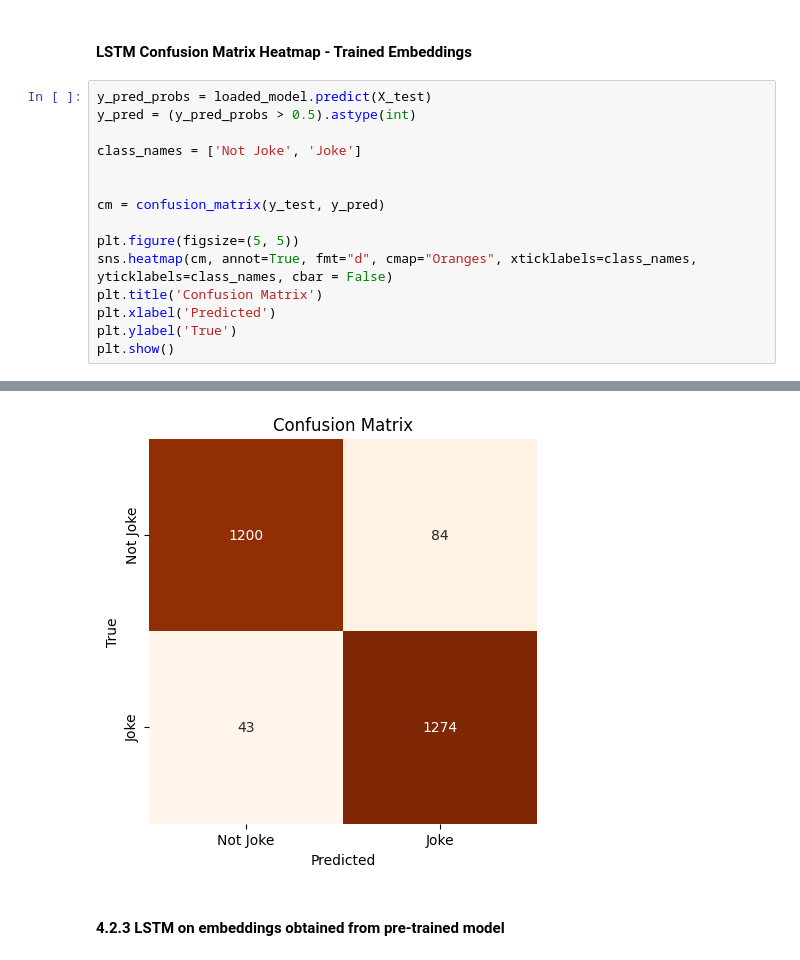
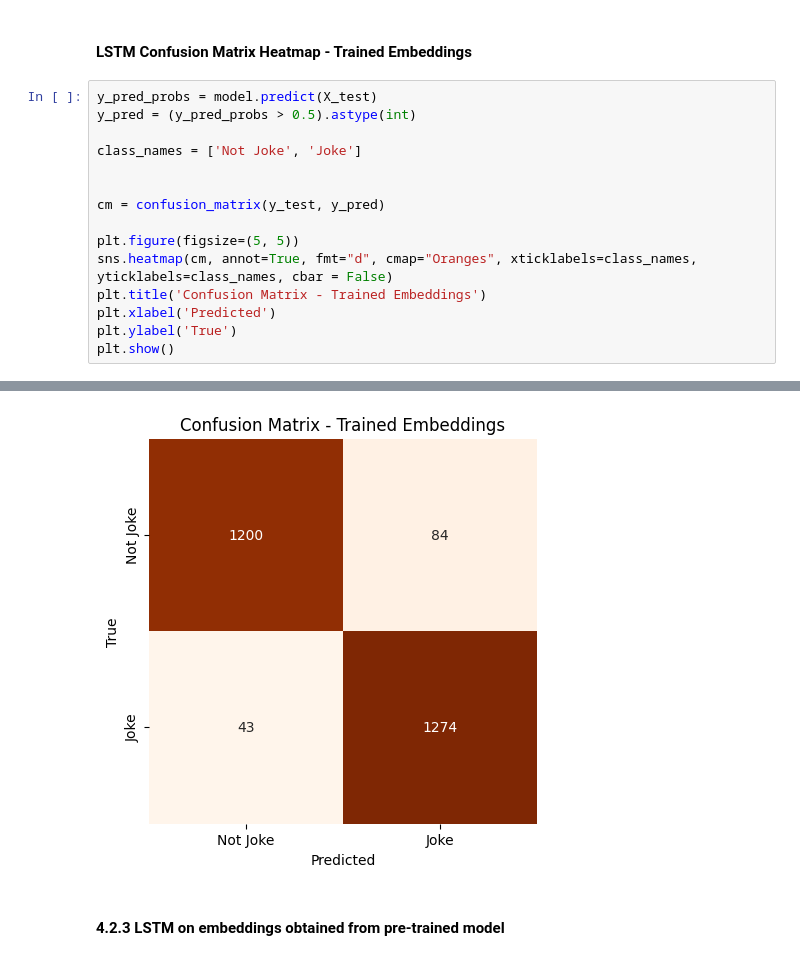
Before and after one commit to Akhila-Ravi1/HumourMe, a Jupyter notebook: Code/Models.ipynb, the cells around one changed output, grey strips where cells are left out. Drawn from its saved outputs; the diff is of its cells as text.

```diff
--- a/Code/Models.ipynb
+++ b/Code/Models.ipynb
@@ -427,7 +427,7 @@ Accuracy: 0.9511726259131104
 # %% [markdown]
 ####  LSTM Confusion Matrix Heatmap - Trained Embeddings
 # %%
-y_pred_probs = loaded_model.predict(X_test)
+y_pred_probs = model.predict(X_test)
 y_pred = (y_pred_probs > 0.5).astype(int)
 
 class_names = ['Not Joke', 'Joke']
@@ -437,7 +437,7 @@ cm = confusion_matrix(y_test, y_pred)
 
 plt.figure(figsize=(5, 5))
 sns.heatmap(cm, annot=True, fmt="d", cmap="Oranges", xticklabels=class_names, yticklabels=class_names, cbar = False)
-plt.title('Confusion Matrix')
+plt.title('Confusion Matrix - Trained Embeddings')
 plt.xlabel('Predicted')
 plt.ylabel('True')
 plt.show()
@@ -446,4 +446,4 @@ plt.show()
-[figure, old version]
+[figure, new version]
 # %% [markdown]
 #### 4.2.3 LSTM on embeddings obtained from pre-trained model
 # %%
```
Also changed, not shown: parts of 4 cells of this notebook.
